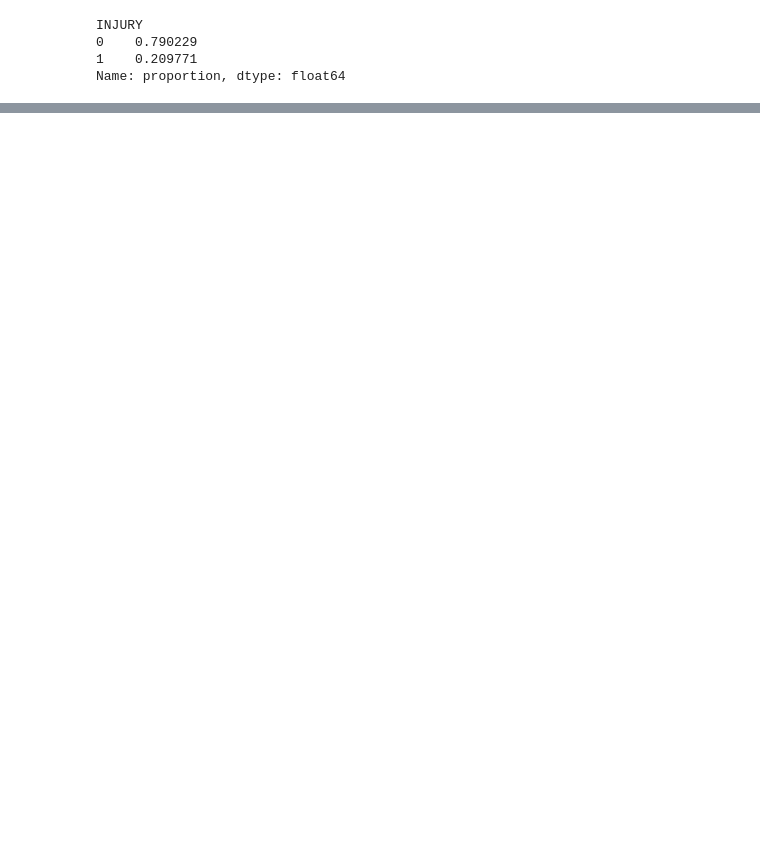
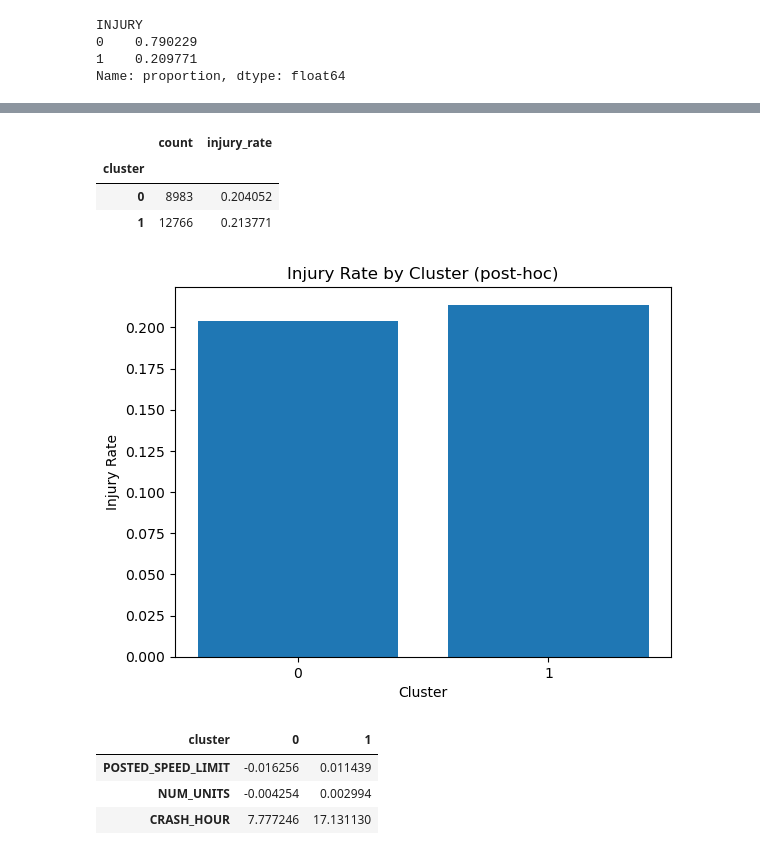
Before and after one commit to edenmisan/project, a Jupyter notebook: project.ipynb, the cells around one changed output, grey strips where cells are left out. Saved outputs shown, nothing was run; the diff lists cells and outputs as text; code cells hidden in the pictures; blank space fills up the shorter version.

```diff
--- a/project.ipynb
+++ b/project.ipynb
@@ -1298,0 +1429,9 @@ cluster_injury_rate.to_csv("cluster_injury_rate.csv")
+# %%
+### CODE BY GPT ###
+final_kmeans = KMeans(n_clusters=best_k, n_init=20, random_state=42)
+cluster_labels = final_kmeans.fit_predict(X_np)
+
+clusters_df = X_for_cluster.copy().reset_index(drop=True)
+clusters_df["cluster"] = cluster_labels
+
+clusters_df["cluster"].value_counts().sort_index()
@@ -1298,0 +1461,42 @@ cluster_injury_rate.to_csv("cluster_injury_rate.csv")
+# %%
+### CODE BY GPT ###
+clusters_df["INJURY"] = pd.Series(y_for_profile).reset_index(drop=True).values
+# %%
+### CODE BY GPT ###
+cluster_injury = clusters_df.groupby("cluster")["INJURY"].agg(
+    count="count",
+    injury_rate="mean"
+).sort_index()
+
+cluster_injury
+# %% [output]
+|  | count | injury_rate |
+| cluster |  |  |
+| 0 | 8983 | 0.204052 |
+| 1 | 12766 | 0.213771 |
+# %%
+### CODE BY GPT ###
+plt.figure()
+plt.bar(cluster_injury.index.astype(str), cluster_injury["injury_rate"])
+plt.xlabel("Cluster")
+plt.ylabel("Injury Rate")
+plt.title("Injury Rate by Cluster (post-hoc)")
+plt.show()
+# %% [output]
+[figure, added]
+# %%
+### CODE BY GPT ###
+profile_cols = [
+    "POSTED_SPEED_LIMIT",
+    "NUM_UNITS",
+    "CRASH_HOUR"]
+
+profile_cols = [c for c in profile_cols if c in clusters_df.columns]
+
+cluster_profile = clusters_df.groupby("cluster")[profile_cols].mean().T
+cluster_profile
+# %% [output]
+| cluster | 0 | 1 |
+| POSTED_SPEED_LIMIT | -0.016256 | 0.011439 |
+| NUM_UNITS | -0.004254 | 0.002994 |
+| CRASH_HOUR | 7.777246 | 17.131130 |
```
Also changed, not shown: parts of 83 cells of this notebook.
